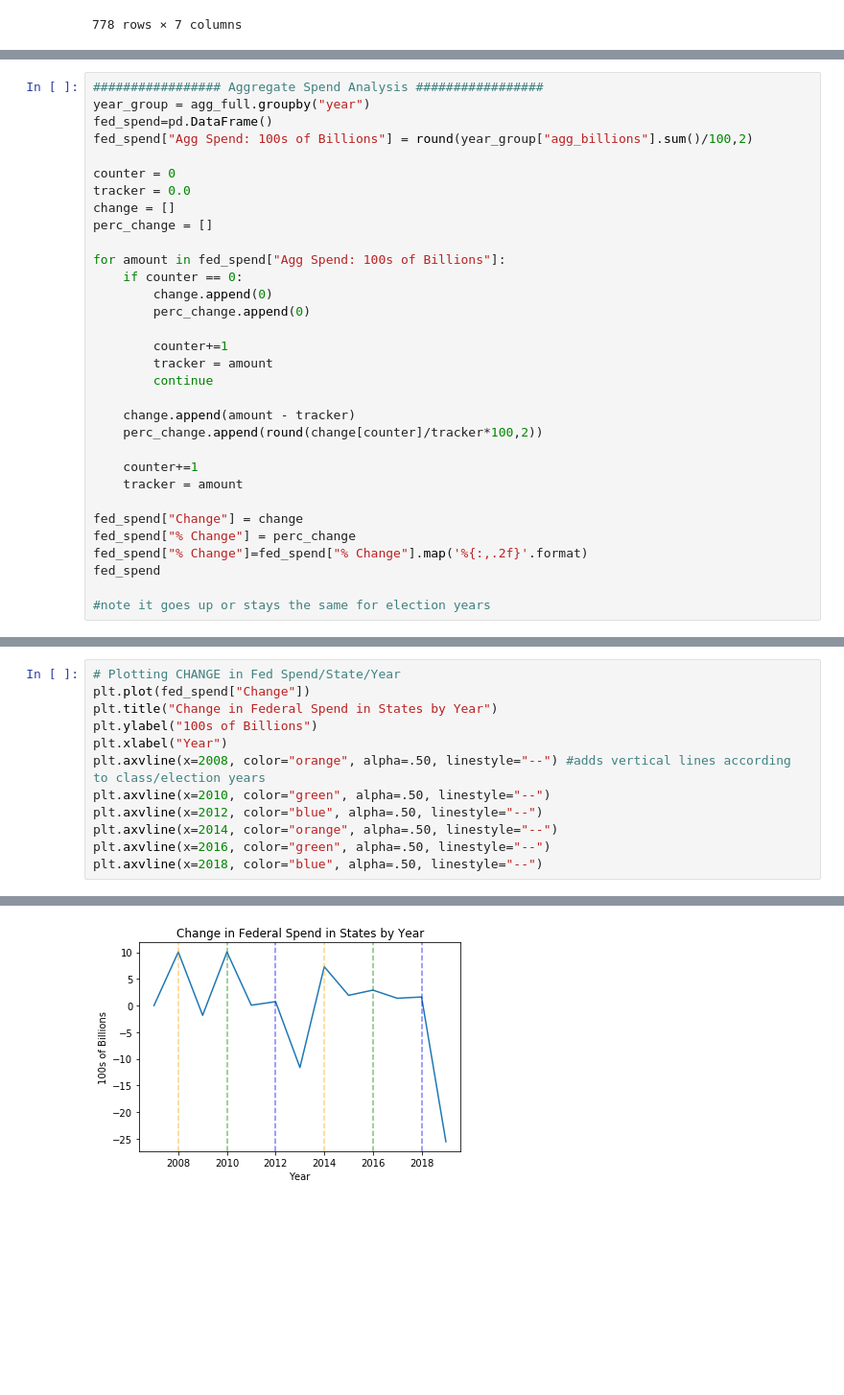
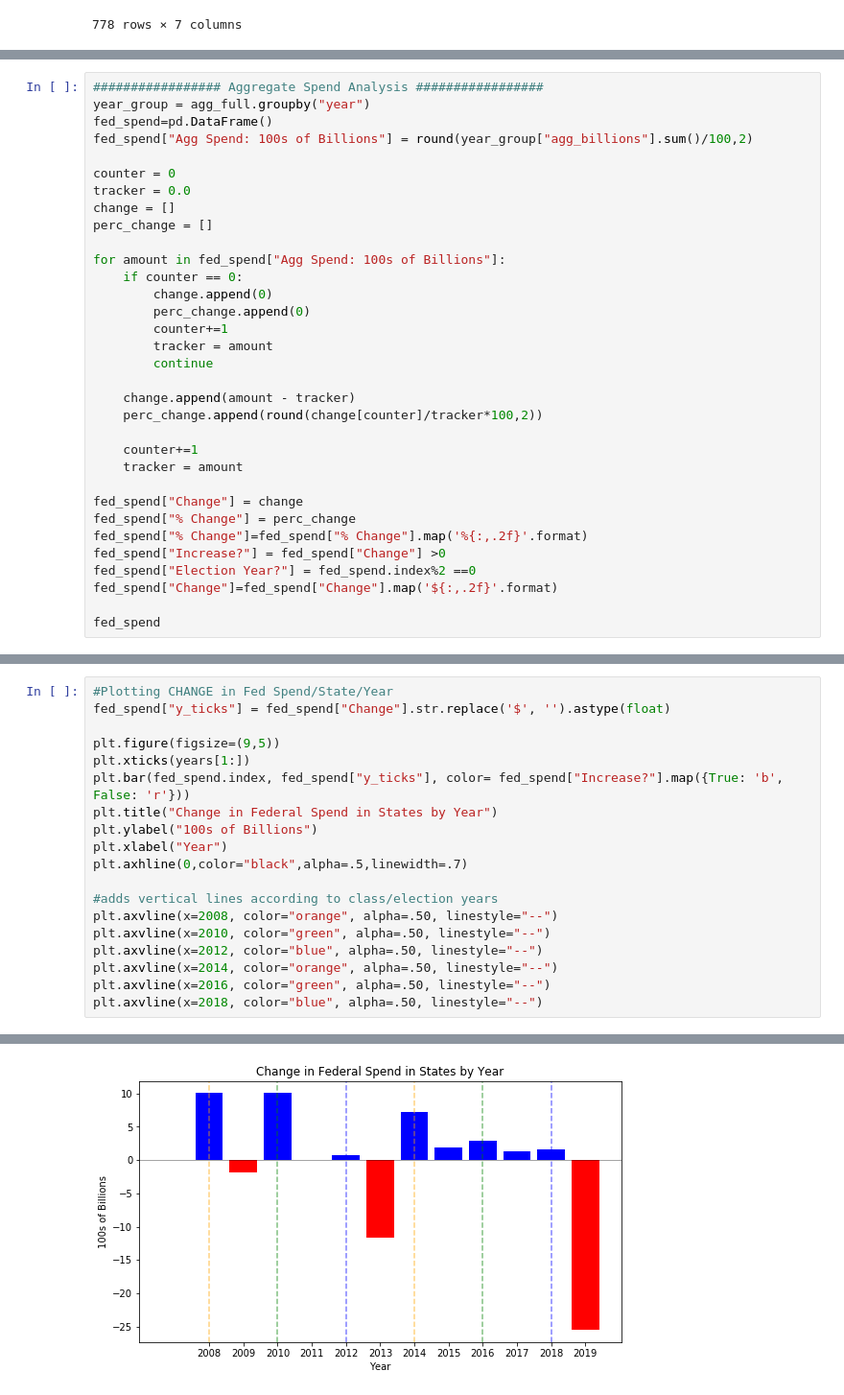
Before and after one commit to lukelukens/list_of_dicts, a Jupyter notebook: Spending_API.ipynb, the cells around one changed output, grey strips where cells are left out. Shown: that part at 96% size. Saved outputs shown, nothing was run; the diff lists cells and outputs as text; blank space fills up the shorter version.

```diff
--- a/Spending_API.ipynb
+++ b/Spending_API.ipynb
@@ -258,7 +295,6 @@ for amount in fed_spend["Agg Spend: 100s of Billions"]:
     if counter == 0:
         change.append(0)
         perc_change.append(0)
-
         counter+=1
         tracker = amount
         continue
@@ -272,7 +308,9 @@ for amount in fed_spend["Agg Spend: 100s of Billions"]:
 fed_spend["Change"] = change
 fed_spend["% Change"] = perc_change
 fed_spend["% Change"]=fed_spend["% Change"].map('%{:,.2f}'.format)
+fed_spend["Increase?"] = fed_spend["Change"] >0
+fed_spend["Election Year?"] = fed_spend.index%2 ==0
+fed_spend["Change"]=fed_spend["Change"].map('${:,.2f}'.format)
+
 fed_spend
-
-#note it goes up or stays the same for election years
 # %% [output]
@@ -309,18 +350,25 @@ plt.axvline(x=2018, color="blue", alpha=.50, linestyle="--")
 # %%
-# Plotting CHANGE in Fed Spend/State/Year
-plt.plot(fed_spend["Change"])
+#Plotting CHANGE in Fed Spend/State/Year
+fed_spend["y_ticks"] = fed_spend["Change"].str.replace('$', '').astype(float)
+
+plt.figure(figsize=(9,5))
+plt.xticks(years[1:])
+plt.bar(fed_spend.index, fed_spend["y_ticks"], color= fed_spend["Increase?"].map({True: 'b', False: 'r'}))
 plt.title("Change in Federal Spend in States by Year")
 plt.ylabel("100s of Billions")
 plt.xlabel("Year")
-plt.axvline(x=2008, color="orange", alpha=.50, linestyle="--") #adds vertical lines according to class/election years
+plt.axhline(0,color="black",alpha=.5,linewidth=.7)
+
+#adds vertical lines according to class/election years
+plt.axvline(x=2008, color="orange", alpha=.50, linestyle="--")
 plt.axvline(x=2010, color="green", alpha=.50, linestyle="--")
 plt.axvline(x=2012, color="blue", alpha=.50, linestyle="--")
 plt.axvline(x=2014, color="orange", alpha=.50, linestyle="--")
 plt.axvline(x=2016, color="green", alpha=.50, linestyle="--")
 plt.axvline(x=2018, color="blue", alpha=.50, linestyle="--")
 # %% [output]
 <matplotlib.lines.Line2D at 0x...>
-[figure, old version]
+[figure, new version]
 # %%
 ################# Call-Out States #################
 
```
Also changed, not shown: parts of 9 cells of this notebook.
